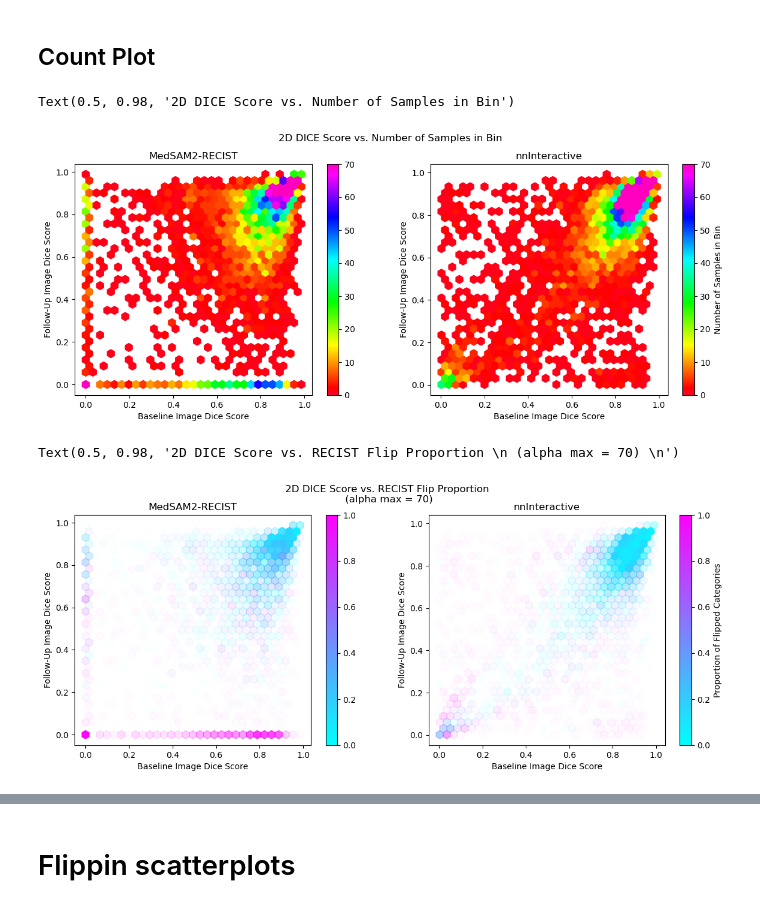
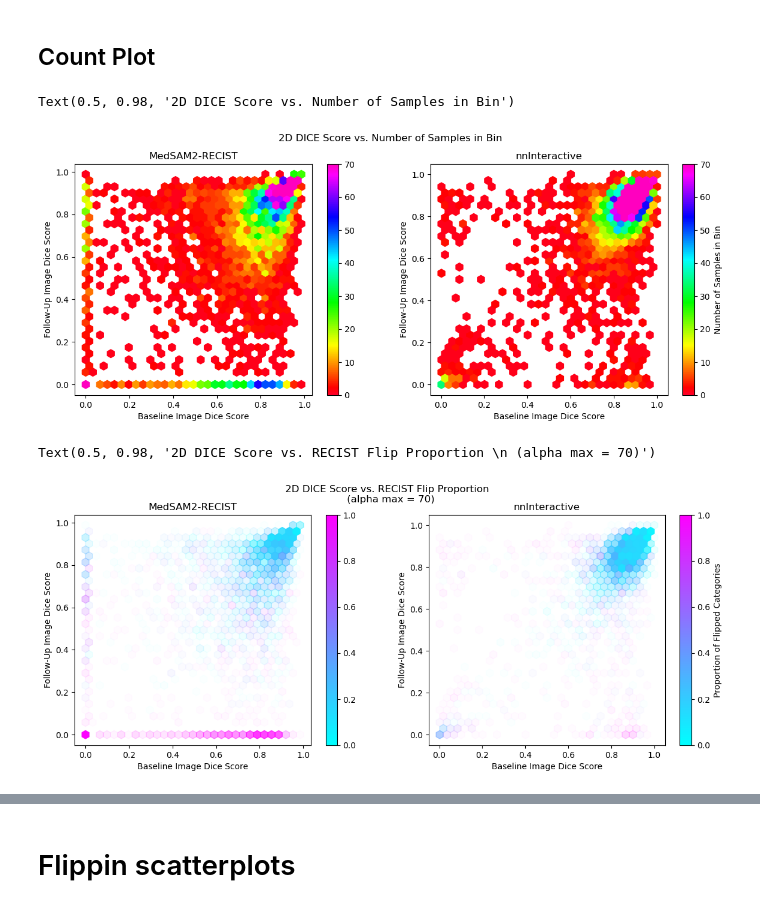
Before and after one commit to bhklab/recist-vs-reality, a Jupyter notebook: workflow/notebooks/hexbin_plots_2.ipynb, the cells around one changed output, grey strips where cells are left out. Saved outputs shown, nothing was run; the diff lists cells and outputs as text; code cells hidden in the pictures.

```diff
--- a/workflow/notebooks/hexbin_plots_2.ipynb
+++ b/workflow/notebooks/hexbin_plots_2.ipynb
@@ -20,10 +20,11 @@ fig_save_path = Path("figures") / dataset
 fig_save_path.mkdir(parents=True, exist_ok=True)
 # %%
 # Load in aligned simulation data
+data_folder = 'AI_for_Onc_2026'
 # MedSAM2-RECIST = ms2r
-ms2r_recist_path = dirs.RESULTS / dataset / "ms2r_ll_sim_plotting_info.csv"
+ms2r_recist_path = dirs.RESULTS / data_folder / "ms2r_ll_sim_plotting_info.csv"
 # nnInteractive = nnint
-nnint_recist_path = dirs.RESULTS / dataset / "nnint_ll_sim_plotting_info.csv"
+nnint_recist_path = dirs.RESULTS / data_folder / "nnInt_ll_sim_plotting_info_pts.csv"
 
 ms2r_recist_df = pd.read_csv(ms2r_recist_path)
 nnint_recist_df = pd.read_csv(nnint_recist_path)
@@ -171,9 +214,10 @@ cb.set_label("Number of Samples in Bin")
 count_2d_fig.suptitle("2D DICE Score vs. Number of Samples in Bin")
 # %% [output]
 Text(0.5, 0.98, '2D DICE Score vs. Number of Samples in Bin')
-[figure, old version]
+[figure, new version]
 # %%
-alpha_2d_flip_fig, alpha_2d_flip_axes = plt.subplots(figsize = (14,5), nrows = 1, ncols = 2)
+alpha_2d_flip_fig, alpha_2d_flip_axes = plt.subplots(figsize = (14,5),
+                                                     nrows = 1, ncols = 2)
 # For MedSAM2-RECIST
 ms2r_hb = alpha_2d_flip_axes[0].hexbin(ms2r_recist_df['t1_2D_DICE'], ms2r_recist_df['t2_2D_DICE'], C=ms2r_recist_df['RECIST_flip'],
                          reduce_C_function=np.mean, gridsize = 30, cmap = 'cool')
@@ -181,33 +225,33 @@ ms2r_hb = alpha_2d_flip_axes[0].hexbin(ms2r_recist_df['t1_2D_DICE'], ms2r_recist
 alpha_2d_flip_axes[0].figure.canvas.draw()
 
 fcolors = ms2r_hb.get_facecolors()
 scaled_2d_ms2r_count = np.minimum(ms2r_count.get_array() / count_2d_vmax, 1)
 fcolors[:, 3] = scaled_2d_ms2r_count
 ms2r_hb.set(array=None, facecolor=fcolors)
 
 alpha_2d_flip_axes[0].set_title("MedSAM2-RECIST")
 alpha_2d_flip_axes[0].set_xlabel("Baseline Image Dice Score")
 alpha_2d_flip_axes[0].set_ylabel("Follow-Up Image Dice Score")
 cb = alpha_2d_flip_fig.colorbar(ms2r_hb, ax = alpha_2d_flip_axes[0])
 
 # For nnInteractive
-nnint_hb = alpha_2d_flip_axes[1].hexbin(nnint_recist_df['t1_2D_DICE'], nnint_recist_df['t2_2D_DICE'], C=nnint_recist_df['RECIST_flip'],
+nnint_hb = alpha_2d_flip_axes[1].hexbin(nnint_recist_df['t1_2D_DICE'], nnint_recist_df['t2_2D_DICE'], C=nnint_recist_df['vol_RECIST_flip'],
                          reduce_C_function=np.mean, gridsize=30, cmap='cool')
 
 alpha_2d_flip_axes[1].figure.canvas.draw()
 
 fcolors = nnint_hb.get_facecolors()
 scaled_nnint_count = np.minimum(nnint_count.get_array() / count_vmax, 1)
 fcolors[:, 3] = scaled_nnint_count
 nnint_hb.set(array=None, facecolor=fcolors)
 
 alpha_2d_flip_axes[1].set_title("nnInteractive")
 alpha_2d_flip_axes[1].set_xlabel("Baseline Image Dice Score")
 alpha_2d_flip_axes[1].set_ylabel("Follow-Up Image Dice Score")
 cb = alpha_2d_flip_fig.colorbar(nnint_hb, ax = alpha_2d_flip_axes[1])
 cb.set_label("Proportion of Flipped Categories")
 
 alpha_2d_flip_fig.suptitle(f"2D DICE Score vs. RECIST Flip Proportion \n (alpha max = {count_2d_vmax})")
 # %% [output]
-Text(0.5, 0.98, '2D DICE Score vs. RECIST Flip Proportion \n (alpha max = 70) \n')
+Text(0.5, 0.98, '2D DICE Score vs. RECIST Flip Proportion \n (alpha max = 70)')
-[figure, old version]
+[figure, new version]
```
Also changed, not shown: parts of 8 cells of this notebook.
